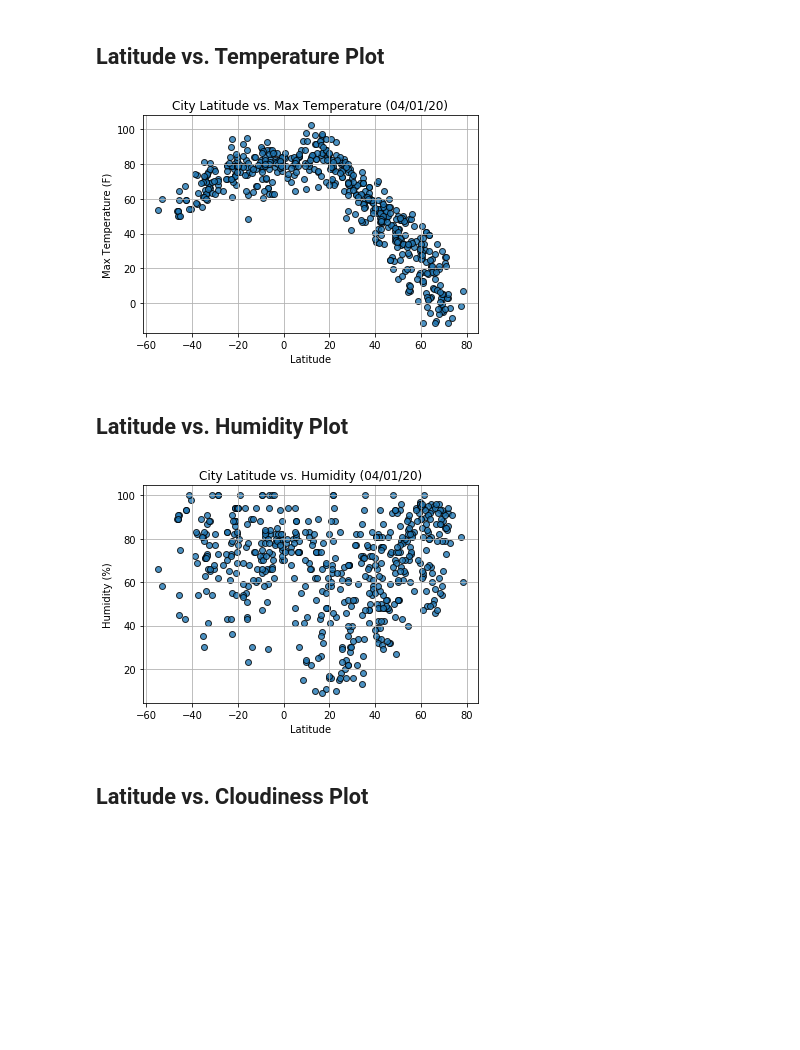
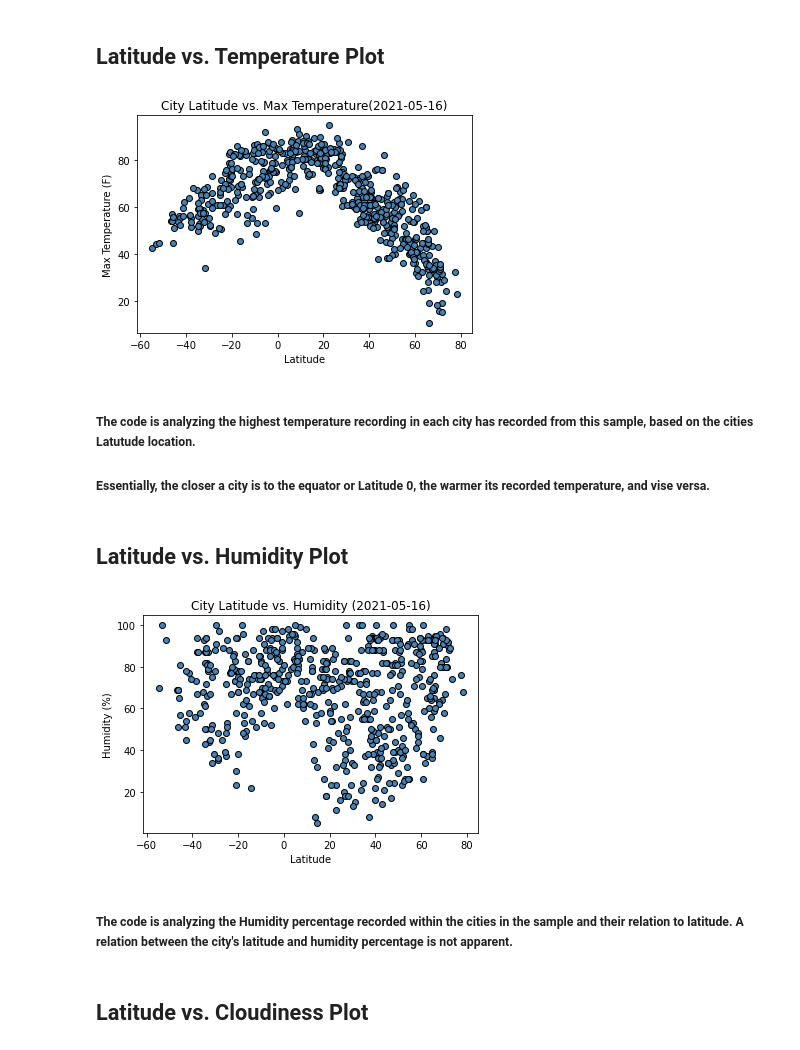
Before and after one commit to kreetigulati/06-python-api-challenge, a Jupyter notebook: WeatherPy/WeatherPy.ipynb, the cells around one changed output. Saved outputs shown, nothing was run; the diff lists cells and outputs as text; code cells hidden in the pictures; blank space fills up the shorter version.

```diff
--- a/WeatherPy/WeatherPy.ipynb
+++ b/WeatherPy/WeatherPy.ipynb
@@ -54,6 +69,10 @@ len(cities)
 * Perform a weather check on each city using a series of successive API calls.
 * Include a print log of each city as it'sbeing processed (with the city number and city name).
 # %%
+print(f'''Beginning Data Retrieval
+-----------------------------------
+      ''')
+
 url = "http://api.openweathermap.org/data/2.5/weather?"
 units = 'imperial'
 query_url = f"{url}appid={weather_api_key}&units={units}&q="
@@ -62,6 +81,7 @@ query_url = f"{url}appid={weather_api_key}&units={units}&q="
 city_id_list = []
 city_name_list = []
 country_list = []
+date_list = []
 lng_list = []
 lat_list = []
 temp_list = []
@@ -86,7 +106,10 @@ for index, city in enumerate(cities, start = 1):
         city_name_list.append(city_name)
 
         country_name = response_json['sys']['country']
-        country_name_list.append(country_name)
+        country_list.append(country_name)
+
+        date = response_json['dt']
+        date_list.append(date)
 
         lng = response_json['coord']['lon']
         lng_list.append(lng)
@@ -106,14 +129,25 @@ for index, city in enumerate(cities, start = 1):
         wind_speed = response_json['wind']['speed']
         wind_speed_list.append(wind_speed)
 
+        if index_counter > 49:
+            index_counter = 0
+            set_counter = set_counter + 1
+
+        else:
+            index_counter = index_counter + 1
+
         print(f"Processing Record {index_counter} of Set {set_counter} : {city}")
 
     except(KeyError, IndexError):
 
         print("City not found. Skipping...")
 
-print("---------------------------")
-print("Data Retrieval Complete")
-print("---------------------------")
+
+
+print(f'''
+-----------------------------------
+Data Retrieval Complete
+-----------------------------------
+      ''')
 # %% [output]
 Beginning Data Retrieval
@@ -142,9 +176,9 @@ df_raw_data = pd.DataFrame({
     "City" : city_name_list,
     "Lat" : lat_list,
     "Lng" : lng_list,
-    "Max Temp" : max_temp_list,
+    "Max Temp" : temp_list,
     "Humidity" : humidity_list,
-    "Cloudiness" : cloudiness_list,
+    "Cloudiness" : clouds_list,
     "Wind Speed" : wind_speed_list,
     "Country" : country_list,
     "Date" : date_list
@@ -208,25 +213,38 @@ Int64Index([], dtype='int64')
 # %% [markdown]
 ## Latitude vs. Temperature Plot
 # %%
+from datetime import datetime
+timestamp = df_raw_data["Date"][0]
+converted_timestamp = datetime.utcfromtimestamp(timestamp)
+shortened_timestamp = datetime.date(converted_timestamp)
+
+
+
 fig, ax = plt.subplots()
-ax.scatter(df_raw_data.iloc[:,1],df_raw_data.iloc[:,3])
+ax.scatter(df_raw_data.iloc[:,1],df_raw_data.iloc[:,3], facecolor='steelblue',edgecolor='black')
 ax.set(xlabel="Latitude",
        ylabel="Max Temperature (F)",
-       title="City Latitude vs. Max Temperature (date)");
-#save images to images folder
+       title=(f"City Latitude vs. Max Temperature({shortened_timestamp})"));
+
+fig.savefig('../Images/City Latitude vs. Max Temperature(2021-05-16).png')
 # %% [output]
-[figure, old version]
+[figure, new version]
+# %% [markdown]
+##### The code is analyzing the highest temperature recording in each city has recorded from this sample, based on the cities Latutude location.
+##### Essentially, the closer a city is to the equator or Latitude 0, the warmer its recorded temperature, and vise versa.
 # %% [markdown]
 ## Latitude vs. Humidity Plot
 # %%
 fig, ax = plt.subplots()
-ax.scatter(df_raw_data.iloc[:,1],df_raw_data.iloc[:,4])
+ax.scatter(df_raw_data.iloc[:,1],df_raw_data.iloc[:,4], facecolor='steelblue',edgecolor='black')
 ax.set(xlabel="Latitude",
        ylabel="Humidity (%)",
-       title="City Latitude vs. Humidity (date)");
-#save images to images folder
+       title=(f"City Latitude vs. Humidity ({shortened_timestamp})"));
+fig.savefig('../Images/City Latitude vs. Humidity(2021-05-16).png')
 # %% [output]
-[figure, old version]
+[figure, new version]
+# %% [markdown]
+##### The code is analyzing the Humidity percentage recorded within the cities in the sample and their relation to latitude. A relation between the city's latitude and humidity percentage is not apparent.
 # %% [markdown]
 ## Latitude vs. Cloudiness Plot
 # %%
```
Also changed, not shown: parts of 42 cells of this notebook, 16 other files.
